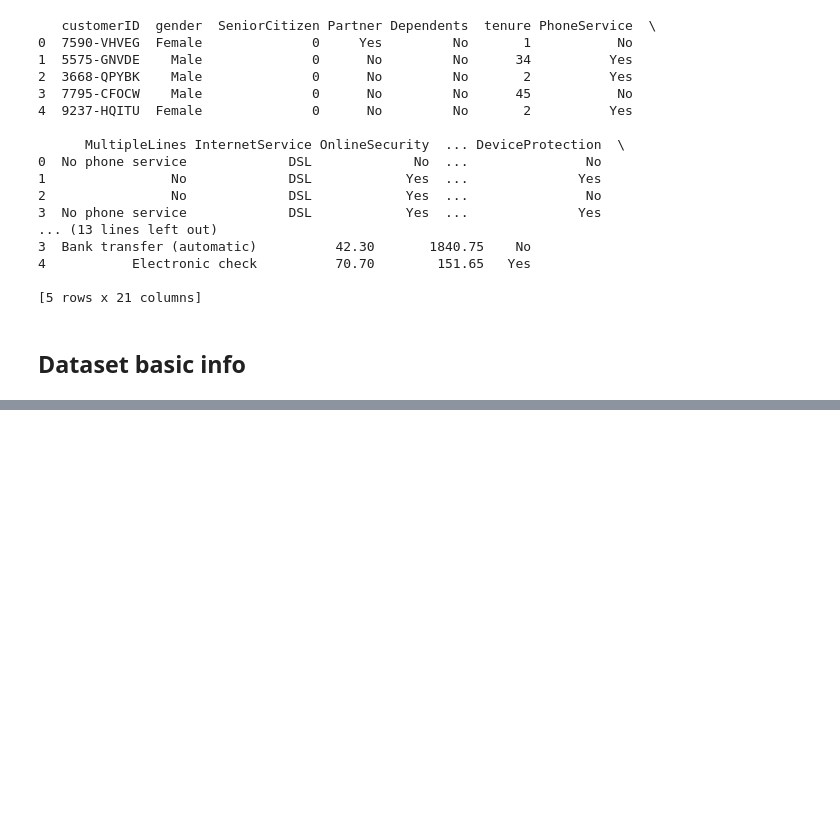
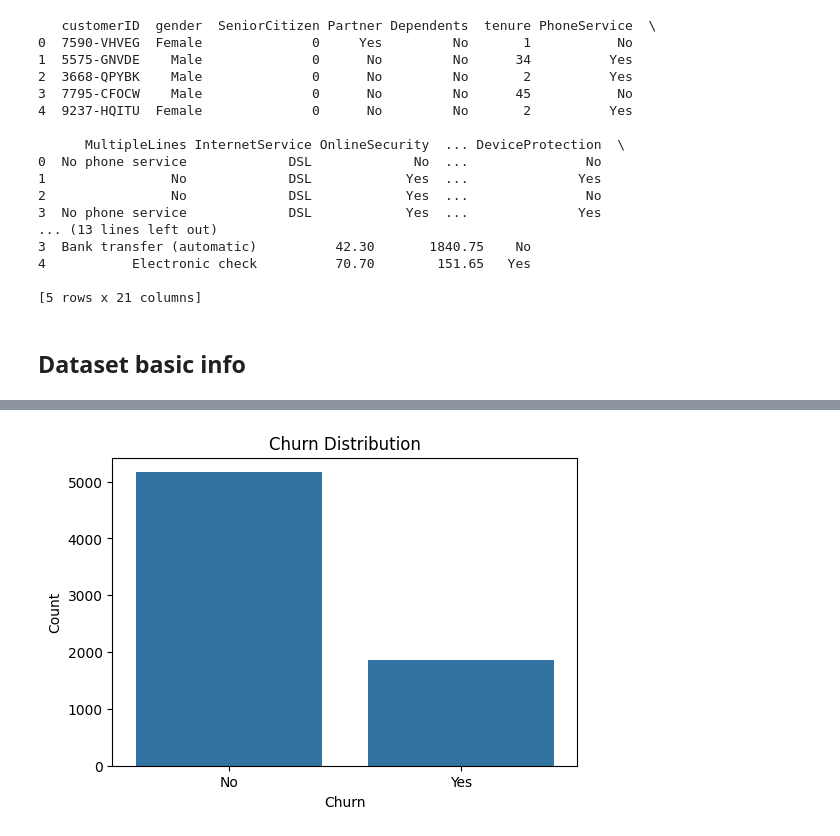
Before and after one commit to guilhermeshibuya/customer-churn, a Jupyter notebook: notebooks/exploration.ipynb, the cells around one changed output, grey strips where cells are left out. Drawn from its saved outputs; the diff is of its cells as text; code cells hidden in the pictures; blank space fills up the shorter version.

Commit message:
more data analysis

```diff
--- a/notebooks/exploration.ipynb
+++ b/notebooks/exploration.ipynb
@@ -74 +75,6 @@ Churn               0
 dtype: int64
+# %%
+# Convert 'TotalCharges' to numeric, coercing errors to NaN
+df['TotalCharges'] = pd.to_numeric(df['TotalCharges'], errors='coerce')
+
+print(f"\nDataset null values after conversion: \n{df['TotalCharges'].isnull().sum()}")
@@ -74,0 +84,5 @@ dtype: int64
+# %%
+# Remove rows with null values in 'TotalCharges'
+df = df.dropna(subset=['TotalCharges'])
+
+print(f"\nDataset shape after removing null 'TotalCharges': {df.shape}")
@@ -74,0 +109,15 @@ dtype: int64
+# %%
+import matplotlib.pyplot as plt
+import seaborn as sns
+
+plt.figure(figsize=(6, 4))
+
+sns.countplot(x='Churn', data=df)
+
+plt.title('Churn Distribution')
+plt.xlabel('Churn')
+plt.ylabel('Count')
+
+plt.show()
+# %% [output]
+[figure, added]
```
Also changed, not shown: parts of 21 cells of this notebook, 2 other files.
